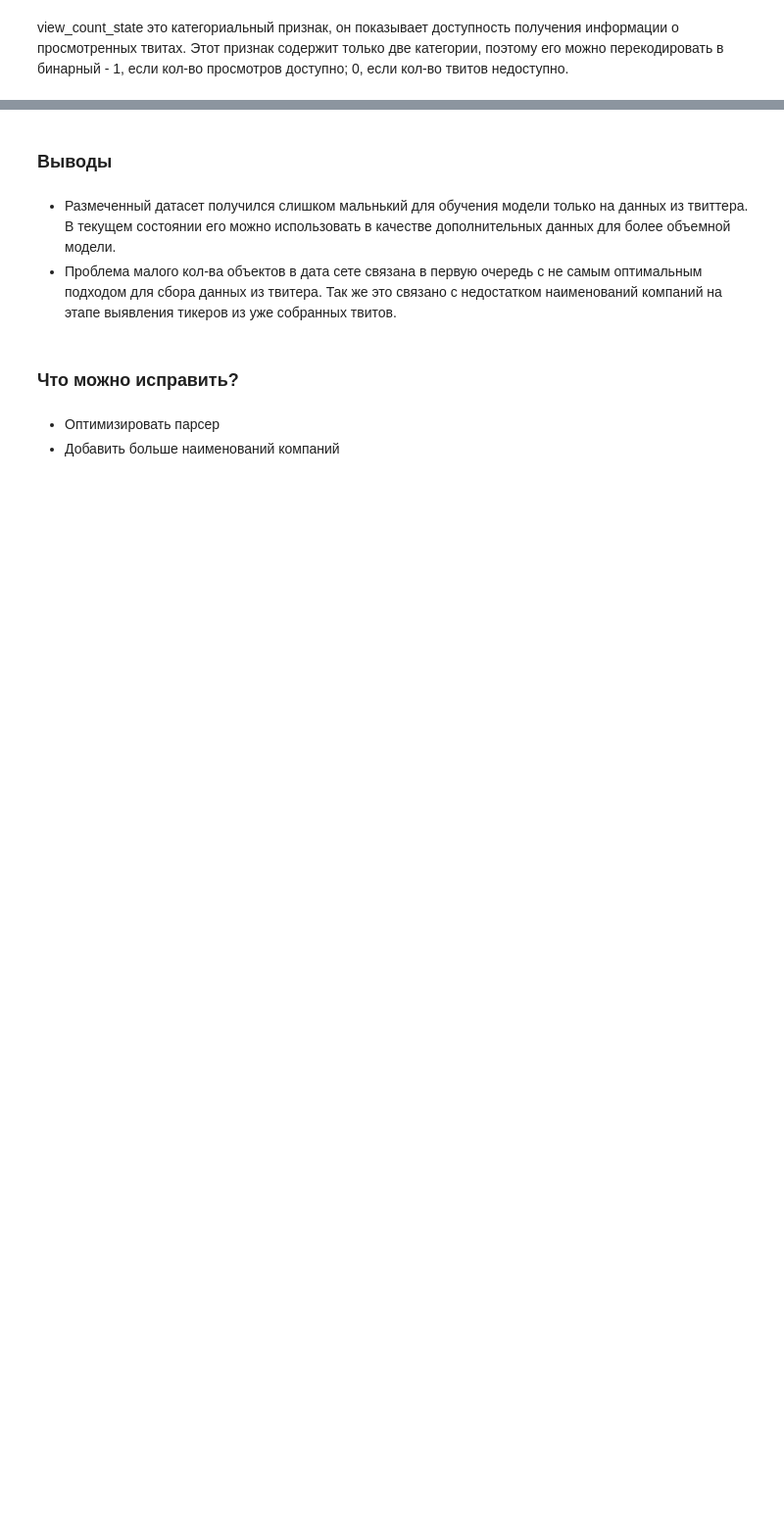
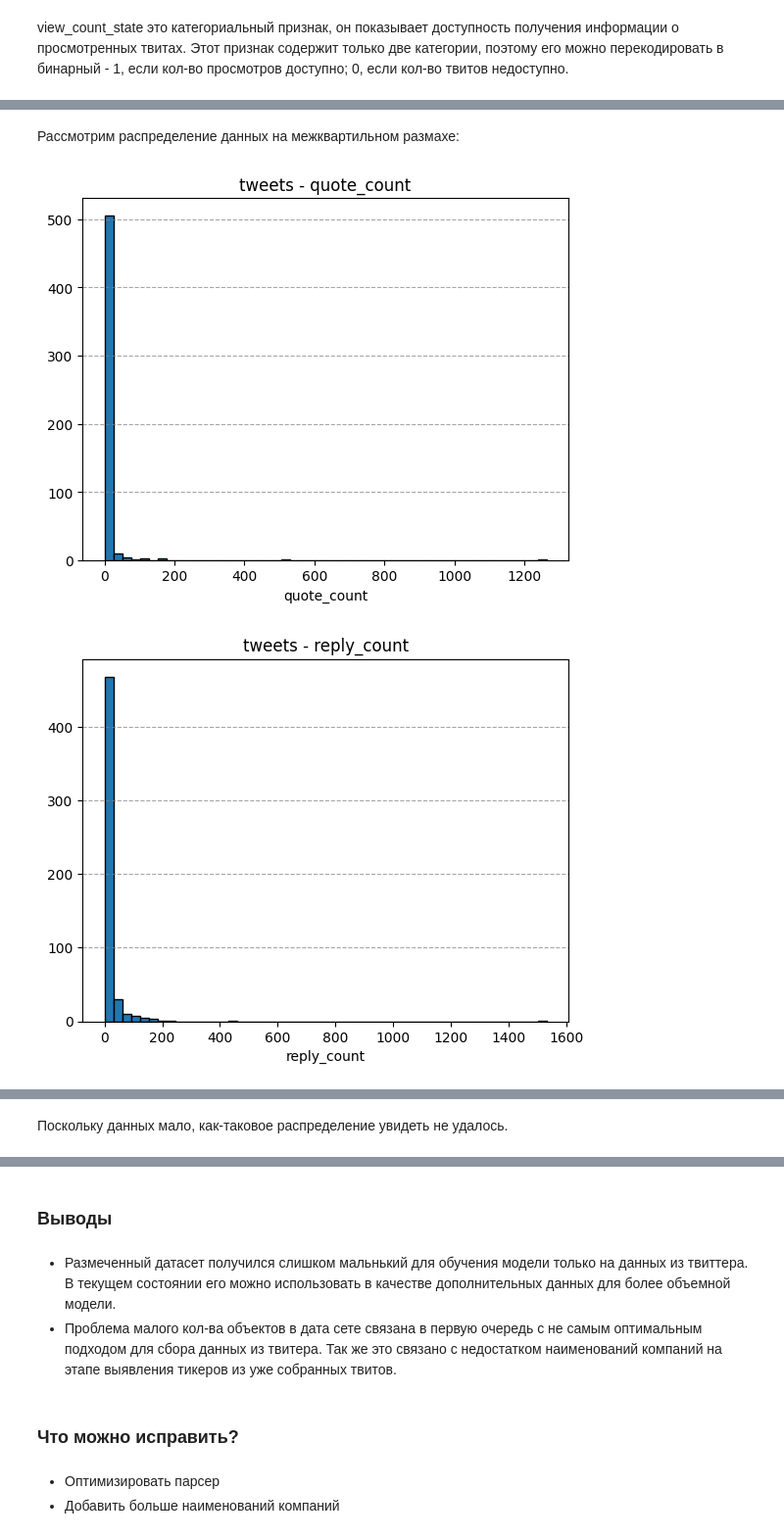
Before and after one commit to vasilyryabtsev/futures-price-prediction, a Jupyter notebook: twitter_parser/infls/inflEDA.ipynb, the cells around one changed output, grey strips where cells are left out. Shown at 98% size. Drawn from its saved outputs; the diff is of its cells as text; code cells hidden in the pictures; blank space fills up the shorter version.

```diff
--- a/twitter_parser/infls/inflEDA.ipynb
+++ b/twitter_parser/infls/inflEDA.ipynb
@@ -400,0 +404,8 @@ df = df.drop('view_count_state', axis=1)
+# %% [markdown]
+Рассмотрим распределение данных на межквартильном размахе:
+# %%
+for col_name in count_att:
+    create_hist(df[(df[col_name] >= df[col_name].quantile(0.25)) & df[col_name] <= df[col_name].quantile(0.75)][col_name], x_bins=50)
+# %% [output]
+[figure, added]
+[figure, added]
@@ -400,0 +415,2 @@ df = df.drop('view_count_state', axis=1)
+# %% [markdown]
+Поскольку данных мало, как-таковое распределение увидеть не удалось.
```
Also changed, not shown: parts of 31 cells of this notebook.
